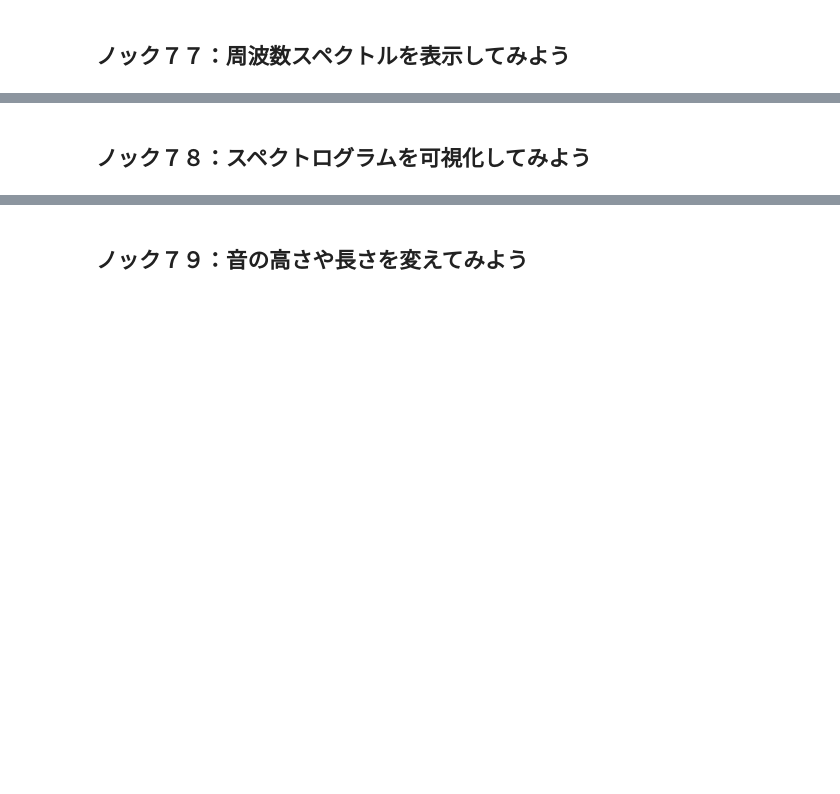
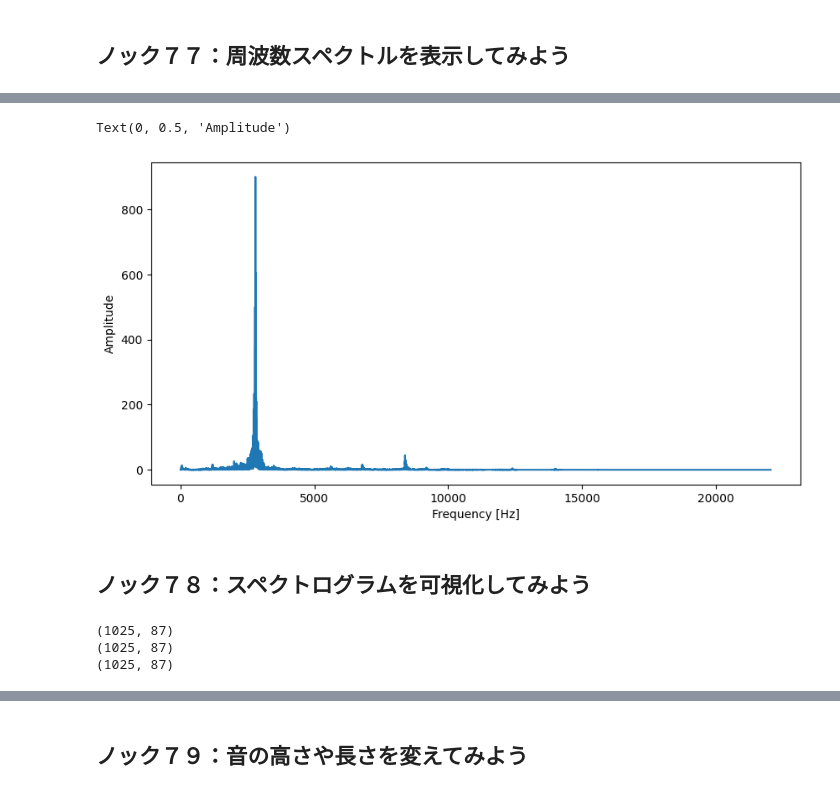
Before and after one commit to shake345/Python100knock, a Jupyter notebook: 6章_加工.ipynb, the cells around one changed output, grey strips where cells are left out. Saved outputs shown, nothing was run; the diff lists cells and outputs as text; code cells hidden in the pictures; blank space fills up the shorter version.

```diff
--- a/6章_加工.ipynb
+++ b/6章_加工.ipynb
@@ -174,2 +212,25 @@ plt.legend()
+# %%
+fft = np.fft.fft(audio2)
+n = fft.size
+amp = np.abs(fft)
+freq = np.fft.fftfreq(n, d=1/sr2)
+plt.figure(figsize=(10,5))
+plt.plot(freq[:n//2], amp[:n//2])
+plt.xlabel('Frequency [Hz]')
+plt.ylabel('Amplitude')
+# %% [output]
+Text(0, 0.5, 'Amplitude')
+[figure, added]
 # %% [markdown]
 ## ノック７８：スペクトログラムを可視化してみよう
+# %%
+stft = librosa.stft(audio1)
+amps = np.abs(stft)
+spectrogram = librosa.amplitude_to_db(amps)
+print(stft.shape)
+print(amps.shape)
+print(spectrogram.shape)
+# %% [output]
+(1025, 87)
+(1025, 87)
+(1025, 87)
```
Also changed, not shown: parts of 13 cells of this notebook.
